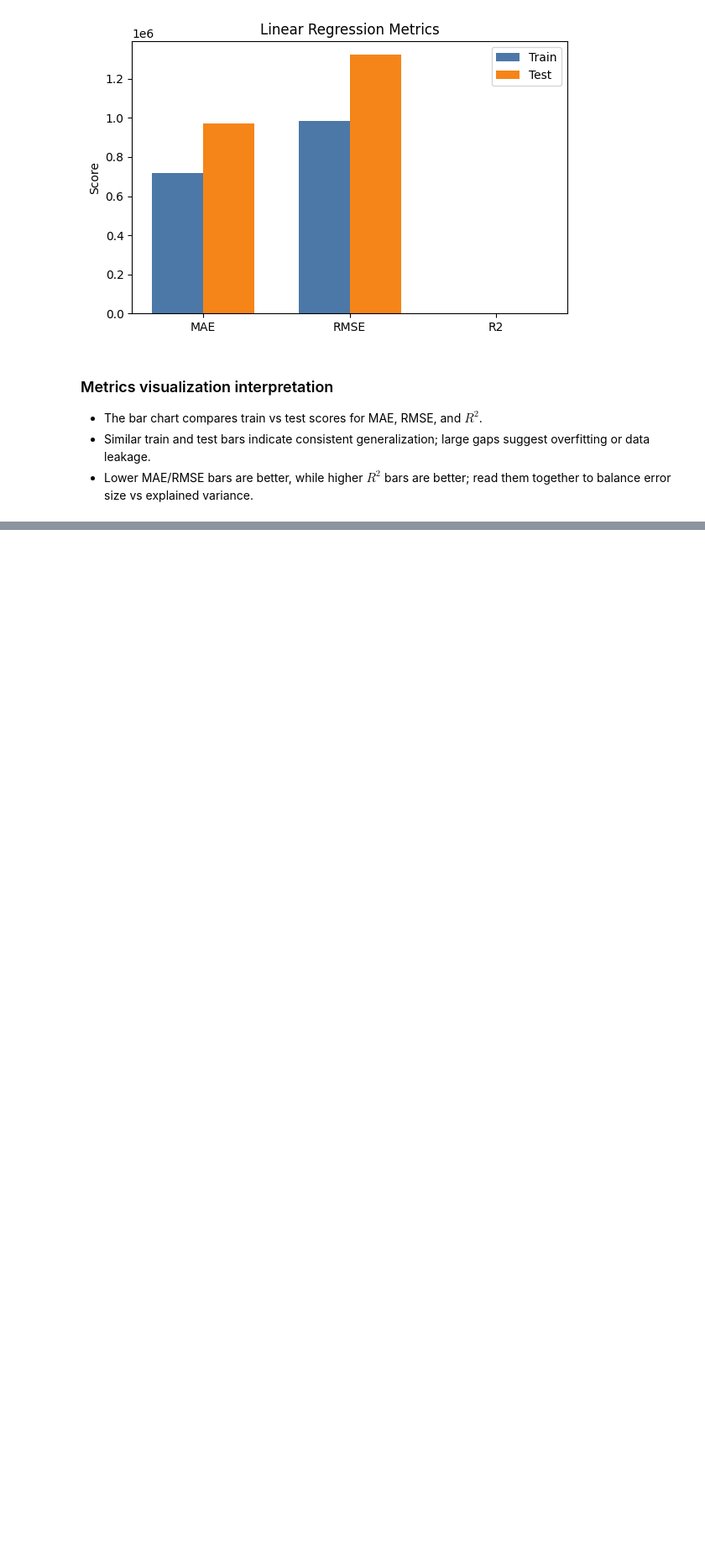
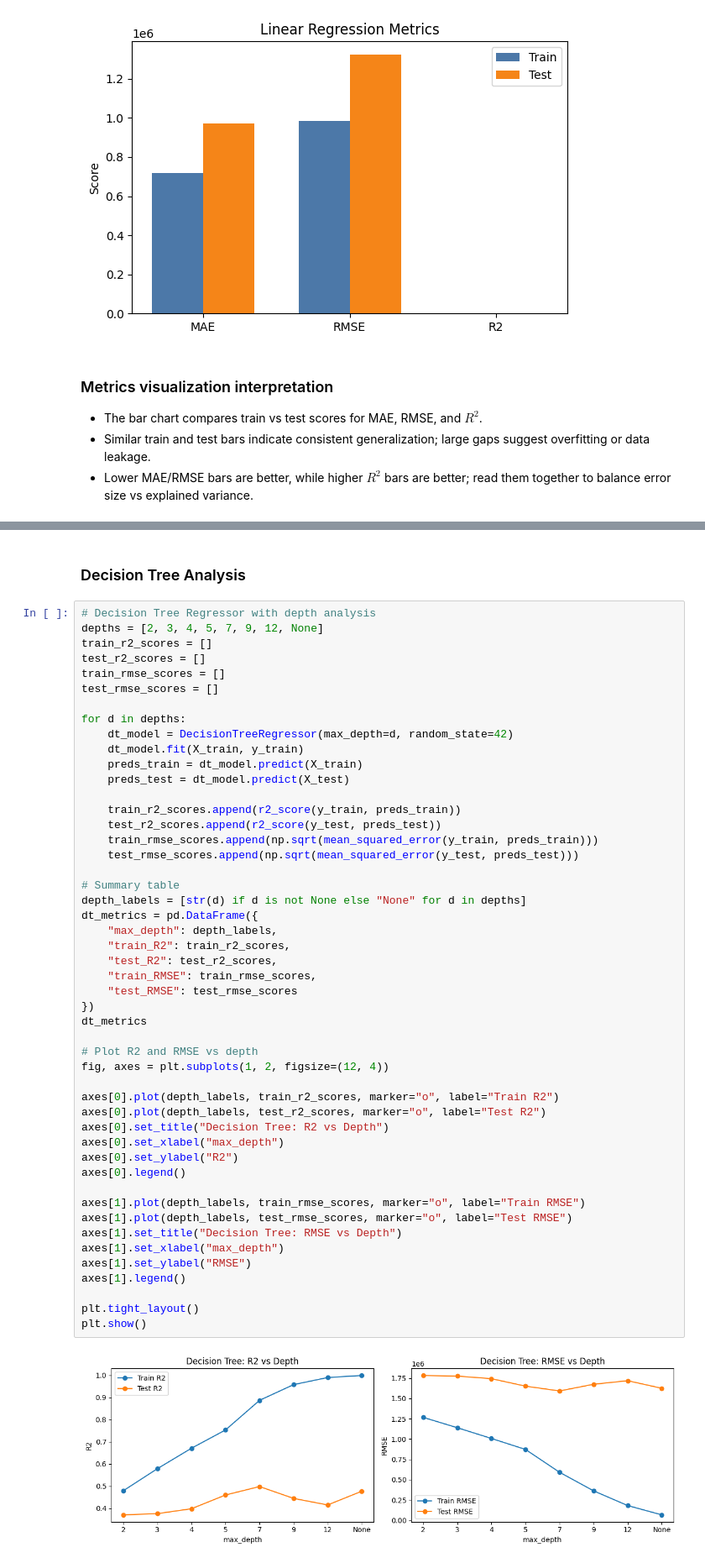
Before and after one commit to deepalsr/technical_assessment_dipal_shrestha_jobaxle, a Jupyter notebook: ai_ml/notebooks/notebook.ipynb, the cells around one changed output, grey strips where cells are left out. Shown at 84% size. Cells and saved outputs as stored; diff of their text form; blank space fills up the shorter version.

```diff
--- a/ai_ml/notebooks/notebook.ipynb
+++ b/ai_ml/notebooks/notebook.ipynb
@@ -449,0 +452,53 @@ plt.show()
+# %% [markdown]
+### Decision Tree Analysis
+# %%
+# Decision Tree Regressor with depth analysis
+depths = [2, 3, 4, 5, 7, 9, 12, None]
+train_r2_scores = []
+test_r2_scores = []
+train_rmse_scores = []
+test_rmse_scores = []
+
+for d in depths:
+    dt_model = DecisionTreeRegressor(max_depth=d, random_state=42)
+    dt_model.fit(X_train, y_train)
+    preds_train = dt_model.predict(X_train)
+    preds_test = dt_model.predict(X_test)
+
+    train_r2_scores.append(r2_score(y_train, preds_train))
+    test_r2_scores.append(r2_score(y_test, preds_test))
+    train_rmse_scores.append(np.sqrt(mean_squared_error(y_train, preds_train)))
+    test_rmse_scores.append(np.sqrt(mean_squared_error(y_test, preds_test)))
+
+# Summary table
+depth_labels = [str(d) if d is not None else "None" for d in depths]
+dt_metrics = pd.DataFrame({
+    "max_depth": depth_labels,
+    "train_R2": train_r2_scores,
+    "test_R2": test_r2_scores,
+    "train_RMSE": train_rmse_scores,
+    "test_RMSE": test_rmse_scores
+})
+dt_metrics
+
+# Plot R2 and RMSE vs depth
+fig, axes = plt.subplots(1, 2, figsize=(12, 4))
+
+axes[0].plot(depth_labels, train_r2_scores, marker="o", label="Train R2")
+axes[0].plot(depth_labels, test_r2_scores, marker="o", label="Test R2")
+axes[0].set_title("Decision Tree: R2 vs Depth")
+axes[0].set_xlabel("max_depth")
+axes[0].set_ylabel("R2")
+axes[0].legend()
+
+axes[1].plot(depth_labels, train_rmse_scores, marker="o", label="Train RMSE")
+axes[1].plot(depth_labels, test_rmse_scores, marker="o", label="Test RMSE")
+axes[1].set_title("Decision Tree: RMSE vs Depth")
+axes[1].set_xlabel("max_depth")
+axes[1].set_ylabel("RMSE")
+axes[1].legend()
+
+plt.tight_layout()
+plt.show()
+# %% [output]
+[figure, added]
```
Also changed, not shown: parts of 2 cells of this notebook.
